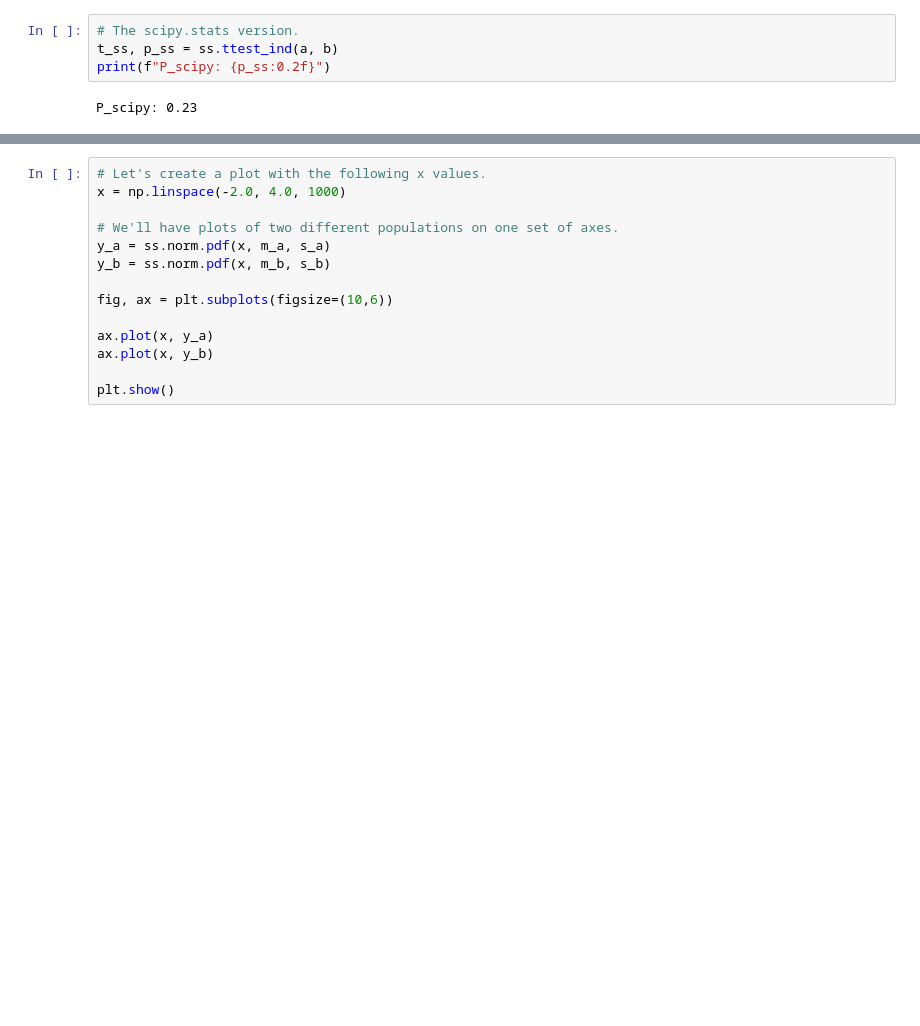
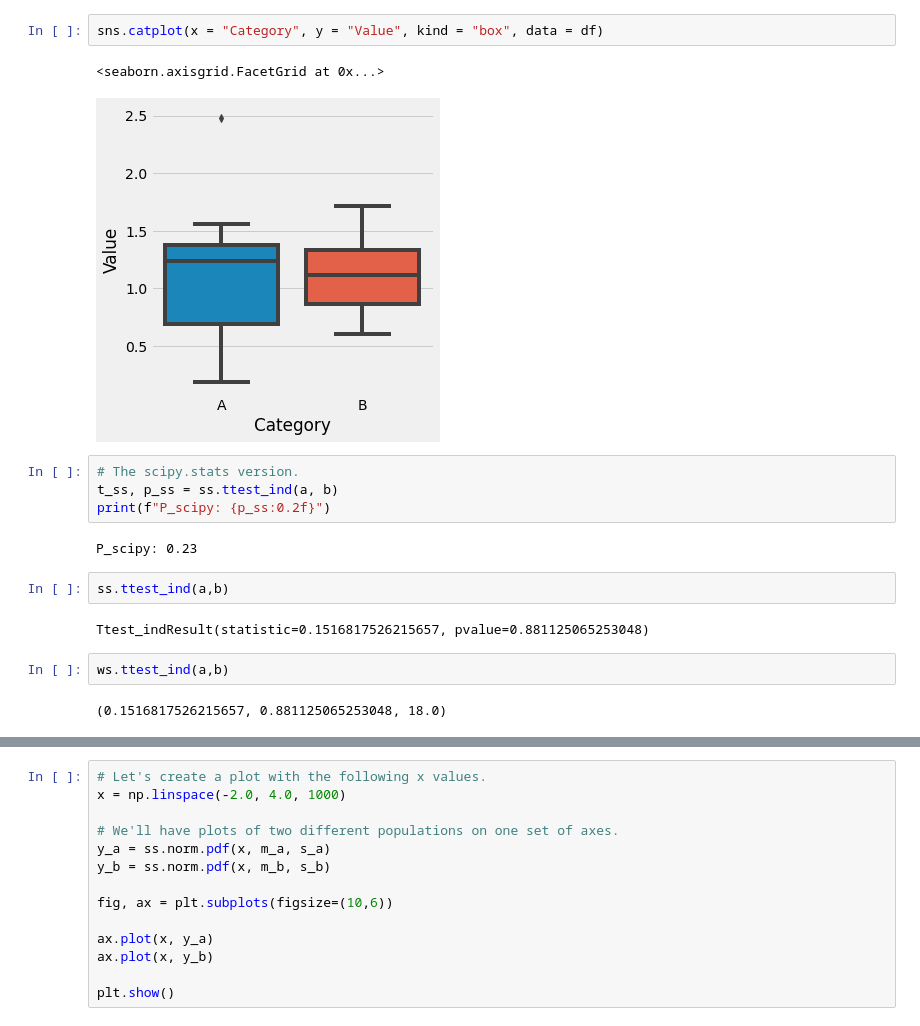
Before and after one commit to karolinaszafranbelzowska/t-test, a Jupyter notebook: t-test.ipynb, the cells around one changed output, grey strips where cells are left out. Cells and saved outputs as stored; diff of their text form; blank space fills up the shorter version.

```diff
--- a/t-test.ipynb
+++ b/t-test.ipynb
@@ -58,6 +68,19 @@ sns.catplot(x='Category', y='Value', jitter=False, data=df);
+# %%
+sns.catplot(x = "Category", y = "Value", kind = "box", data = df)
+# %% [output]
+<seaborn.axisgrid.FacetGrid at 0x...>
+[figure, added]
 # %%
 # The scipy.stats version.
 t_ss, p_ss = ss.ttest_ind(a, b)
 print(f"P_scipy: {p_ss:0.2f}")
 # %% [output]
 P_scipy: 0.23
+# %%
+ss.ttest_ind(a,b)
+# %% [output]
+Ttest_indResult(statistic=0.1516817526215657, pvalue=0.881125065253048)
+# %%
+ws.ttest_ind(a,b)
+# %% [output]
+(0.1516817526215657, 0.881125065253048, 18.0)
```
Also changed, not shown: parts of 7 cells of this notebook.
